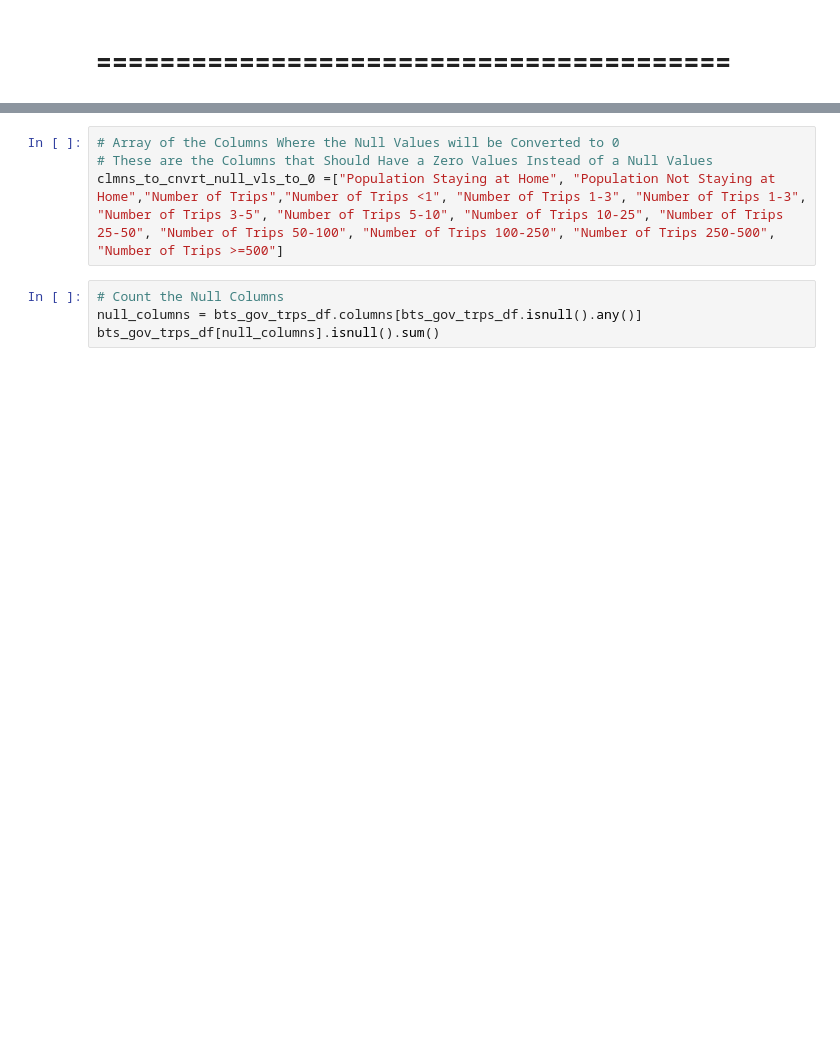
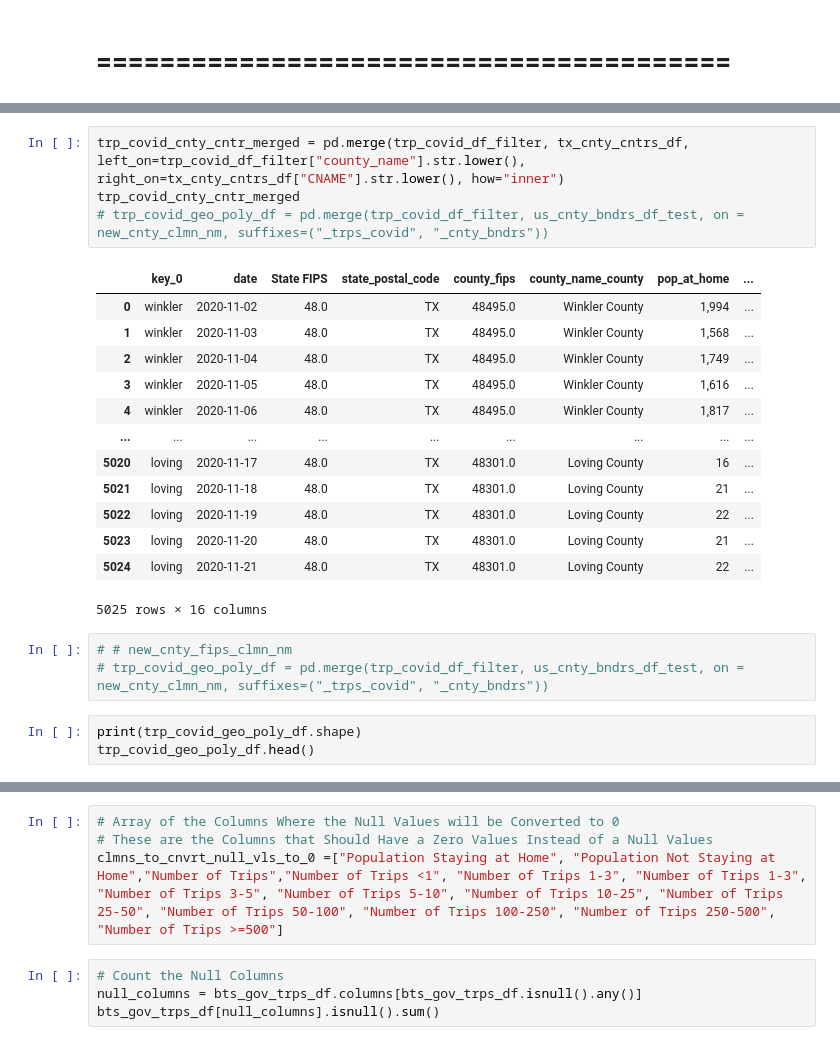
Before and after one commit to svredenburg98/Traveling-and-Covid-19, a Jupyter notebook: Static/Python/Trips_vs_COVID_Cases_and_Deaths.ipynb, the cells around one changed output, grey strips where cells are left out. Cells and saved outputs as stored; diff of their text form; blank space fills up the shorter version.

```diff
--- a/Static/Python/Trips_vs_COVID_Cases_and_Deaths.ipynb
+++ b/Static/Python/Trips_vs_COVID_Cases_and_Deaths.ipynb
@@ -1103,0 +836,24 @@ bts_gov_trps_df_FINAL
+# %%
+trp_covid_cnty_cntr_merged = pd.merge(trp_covid_df_filter, tx_cnty_cntrs_df, left_on=trp_covid_df_filter["county_name"].str.lower(), right_on=tx_cnty_cntrs_df["CNAME"].str.lower(), how="inner")
+trp_covid_cnty_cntr_merged
+# trp_covid_geo_poly_df = pd.merge(trp_covid_df_filter, us_cnty_bndrs_df_test, on = new_cnty_clmn_nm, suffixes=("_trps_covid", "_cnty_bndrs"))
+# %% [output]
+|  | key_0 | date | State FIPS | state_postal_code | county_fips | county_name_county | pop_at_home | ... |
+| 0 | winkler | 2020-11-02 | 48.0 | TX | 48495.0 | Winkler County | 1,994 | ... |
+| 1 | winkler | 2020-11-03 | 48.0 | TX | 48495.0 | Winkler County | 1,568 | ... |
+| 2 | winkler | 2020-11-04 | 48.0 | TX | 48495.0 | Winkler County | 1,749 | ... |
+| 3 | winkler | 2020-11-05 | 48.0 | TX | 48495.0 | Winkler County | 1,616 | ... |
+| 4 | winkler | 2020-11-06 | 48.0 | TX | 48495.0 | Winkler County | 1,817 | ... |
+| ... | ... | ... | ... | ... | ... | ... | ... | ... |
+| 5020 | loving | 2020-11-17 | 48.0 | TX | 48301.0 | Loving County | 16 | ... |
+| 5021 | loving | 2020-11-18 | 48.0 | TX | 48301.0 | Loving County | 21 | ... |
+| 5022 | loving | 2020-11-19 | 48.0 | TX | 48301.0 | Loving County | 22 | ... |
+| 5023 | loving | 2020-11-20 | 48.0 | TX | 48301.0 | Loving County | 21 | ... |
+| 5024 | loving | 2020-11-21 | 48.0 | TX | 48301.0 | Loving County | 22 | ... |
+5025 rows × 16 columns
+# %%
+# # new_cnty_fips_clmn_nm
+# trp_covid_geo_poly_df = pd.merge(trp_covid_df_filter, us_cnty_bndrs_df_test, on = new_cnty_clmn_nm, suffixes=("_trps_covid", "_cnty_bndrs"))
+# %%
+print(trp_covid_geo_poly_df.shape)
+trp_covid_geo_poly_df.head()
```
Also changed, not shown: parts of 142 cells of this notebook, 15 other files.
